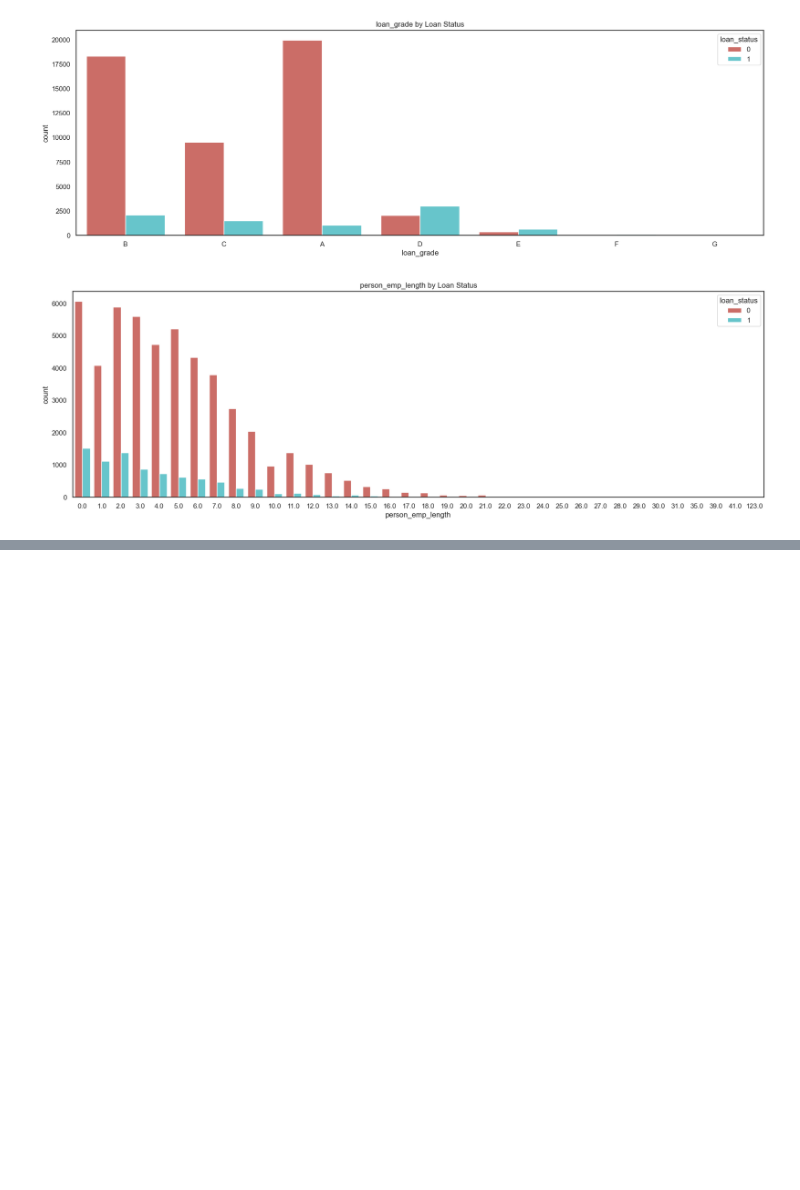
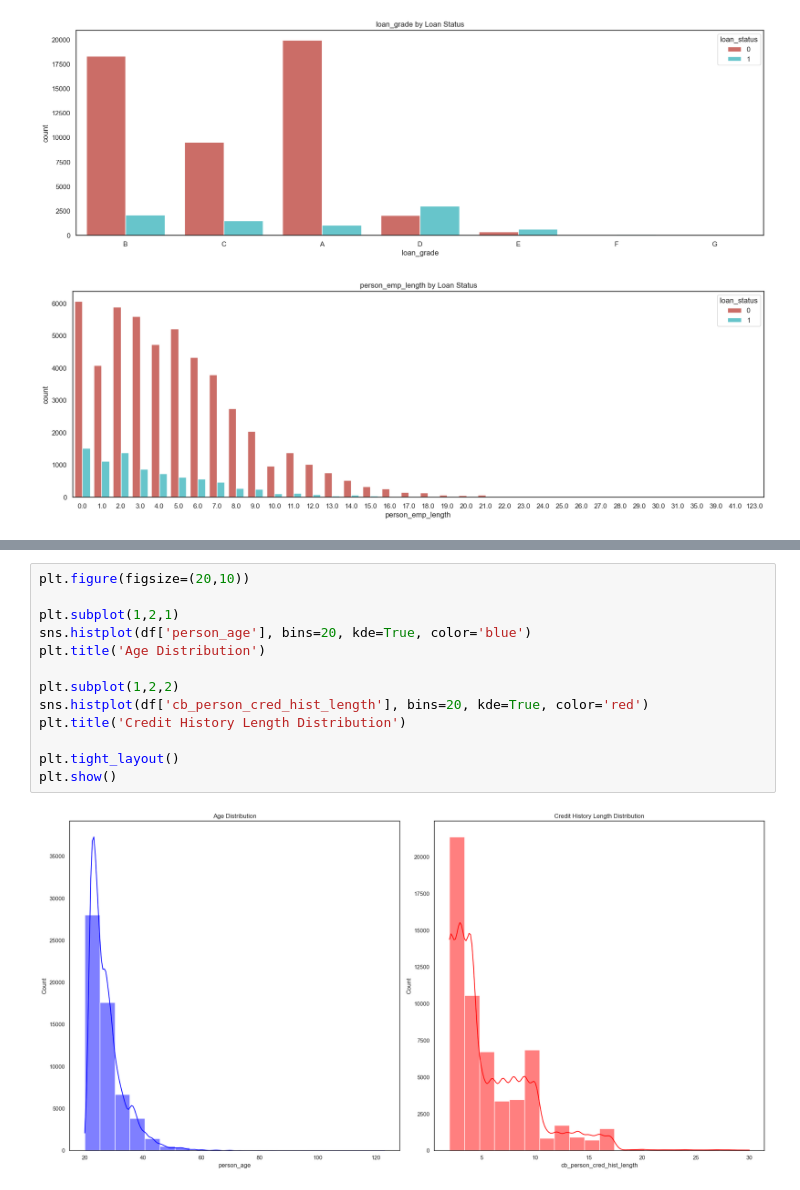
Before and after one commit to UWO-ECE-2024/9014-ML-Final, a Jupyter notebook: project.ipynb, the cells around one changed output, grey strips where cells are left out. Drawn from its saved outputs; the diff is of its cells as text; blank space fills up the shorter version.

```diff
--- a/project.ipynb
+++ b/project.ipynb
@@ -136,0 +175,15 @@ for col in categroical_cols:
+# %%
+plt.figure(figsize=(20,10))
+
+plt.subplot(1,2,1)
+sns.histplot(df['person_age'], bins=20, kde=True, color='blue')
+plt.title('Age Distribution')
+
+plt.subplot(1,2,2)
+sns.histplot(df['cb_person_cred_hist_length'], bins=20, kde=True, color='red')
+plt.title('Credit History Length Distribution')
+
+plt.tight_layout()
+plt.show()
+# %% [output]
+[figure, added]
```
Also changed, not shown: parts of 17 cells of this notebook.
